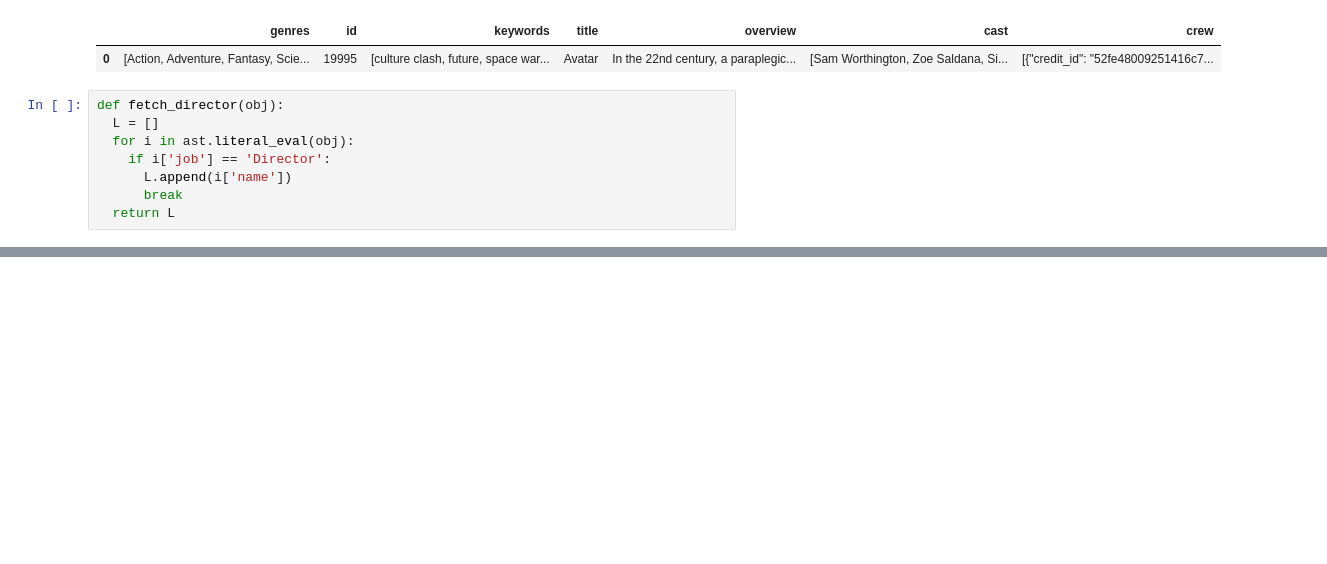
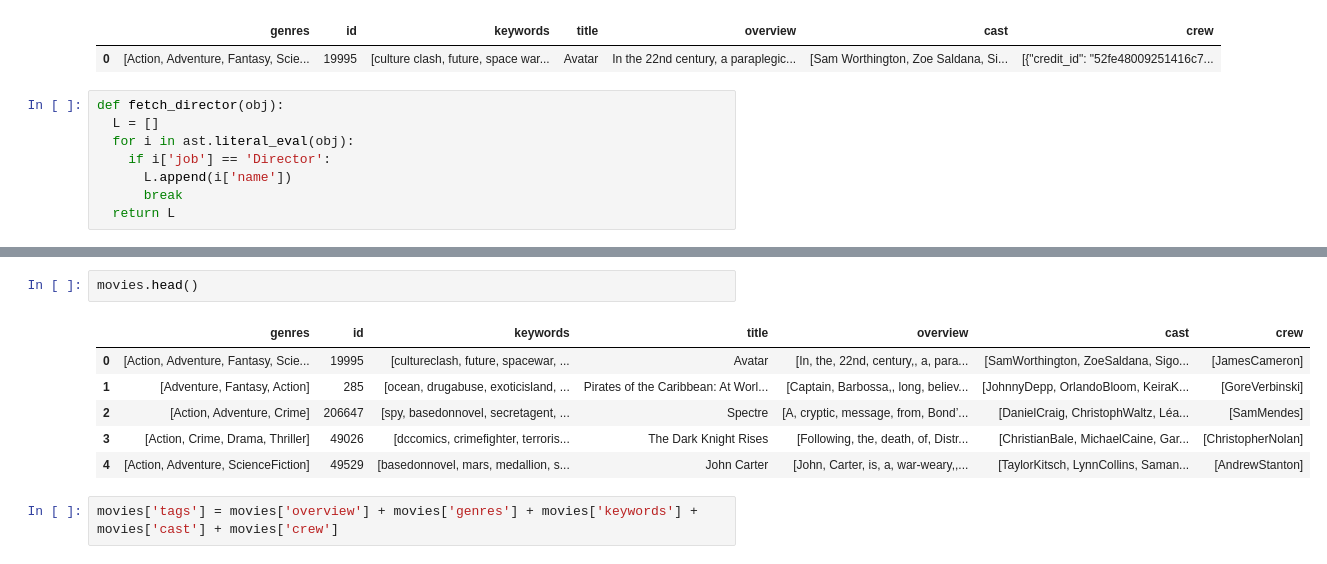
Before and after one commit to ZataraHere/Movie-Recommender-System, a Jupyter notebook: Movie_recommender_system.ipynb, the cells around one changed output, grey strips where cells are left out. Drawn from its saved outputs; the diff is of its cells as text; blank space fills up the shorter version.

```diff
--- a/Movie_recommender_system.ipynb
+++ b/Movie_recommender_system.ipynb
@@ -150,0 +152,11 @@ dtype: object
+# %%
+movies.head()
+# %% [output]
+|  | genres | id | keywords | title | overview | cast | crew |
+| 0 | [Action, Adventure, Fantasy, Scie... | 19995 | [cultureclash, future, spacewar, ... | Avatar | [In, the, 22nd, century,, a, para... | [SamWorthington, ZoeSaldana, Sigo... | [JamesCameron] |
+| 1 | [Adventure, Fantasy, Action] | 285 | [ocean, drugabuse, exoticisland, ... | Pirates of the Caribbean: At Worl... | [Captain, Barbossa,, long, believ... | [JohnnyDepp, OrlandoBloom, KeiraK... | [GoreVerbinski] |
+| 2 | [Action, Adventure, Crime] | 206647 | [spy, basedonnovel, secretagent, ... | Spectre | [A, cryptic, message, from, Bond’... | [DanielCraig, ChristophWaltz, Léa... | [SamMendes] |
+| 3 | [Action, Crime, Drama, Thriller] | 49026 | [dccomics, crimefighter, terroris... | The Dark Knight Rises | [Following, the, death, of, Distr... | [ChristianBale, MichaelCaine, Gar... | [ChristopherNolan] |
+| 4 | [Action, Adventure, ScienceFiction] | 49529 | [basedonnovel, mars, medallion, s... | John Carter | [John, Carter, is, a, war-weary,,... | [TaylorKitsch, LynnCollins, Saman... | [AndrewStanton] |
+# %%
+movies['tags'] = movies['overview'] + movies['genres'] + movies['keywords'] + movies['cast'] + movies['crew']
```
Also changed, not shown: parts of 23 cells of this notebook.
